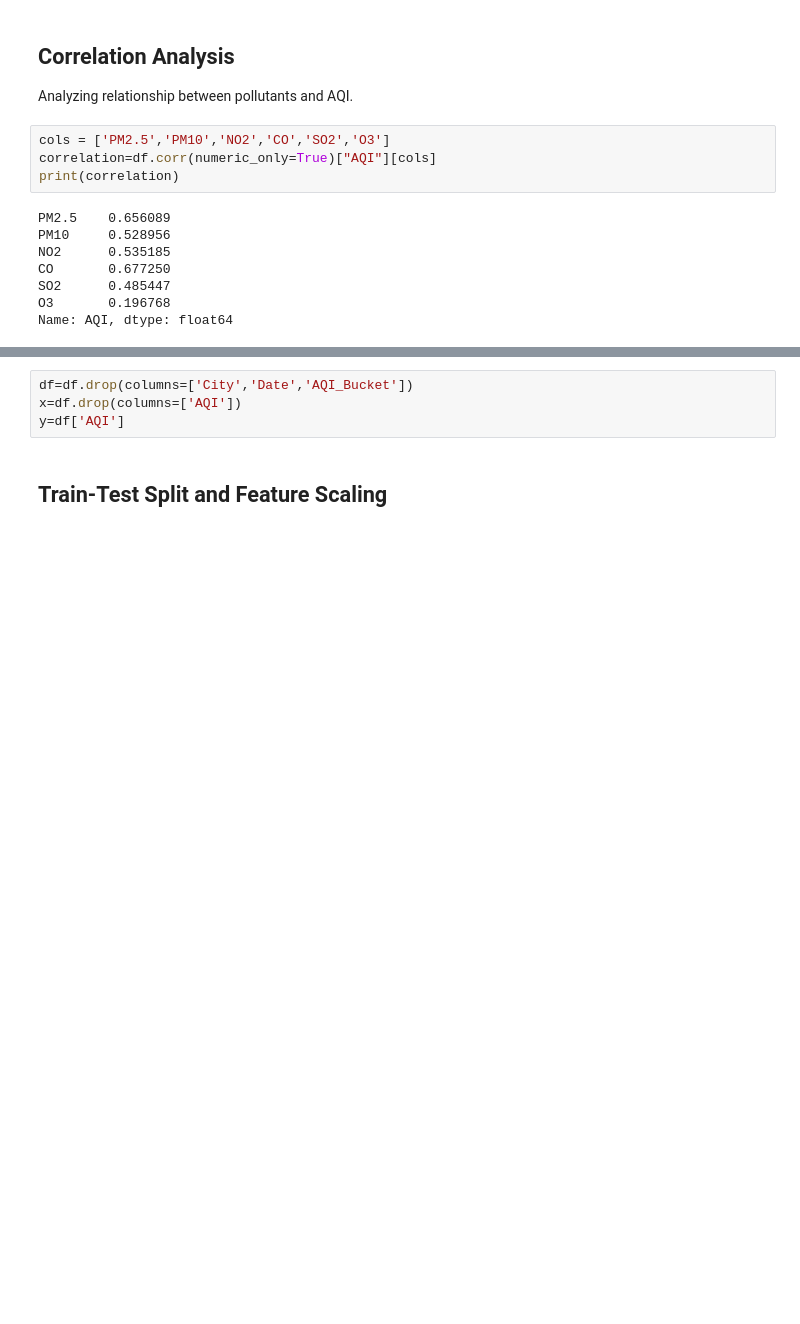
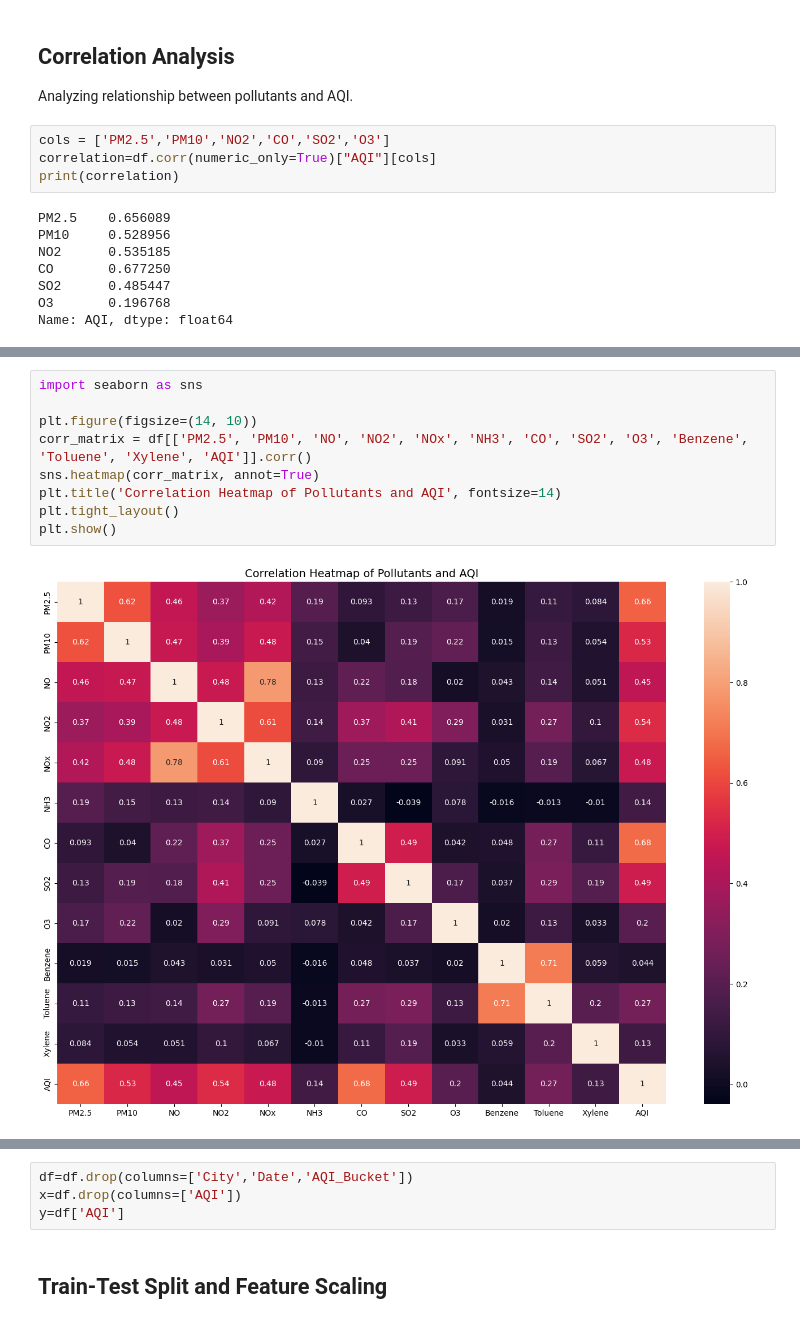
Before and after one commit to aaditya6882/2510333_AadityaAcharya_Final, a Jupyter notebook: regression.ipynb, the cells around one changed output, grey strips where cells are left out. Drawn from its saved outputs; the diff is of its cells as text; blank space fills up the shorter version.

```diff
--- a/regression.ipynb
+++ b/regression.ipynb
@@ -211,0 +218,11 @@ plt.show()
+# %%
+import seaborn as sns
+
+plt.figure(figsize=(14, 10))
+corr_matrix = df[['PM2.5', 'PM10', 'NO', 'NO2', 'NOx', 'NH3', 'CO', 'SO2', 'O3', 'Benzene', 'Toluene', 'Xylene', 'AQI']].corr()
+sns.heatmap(corr_matrix, annot=True)
+plt.title('Correlation Heatmap of Pollutants and AQI', fontsize=14)
+plt.tight_layout()
+plt.show()
+# %% [output]
+[figure, added]
```
Also changed, not shown: parts of 14 cells of this notebook, 5 other files.
